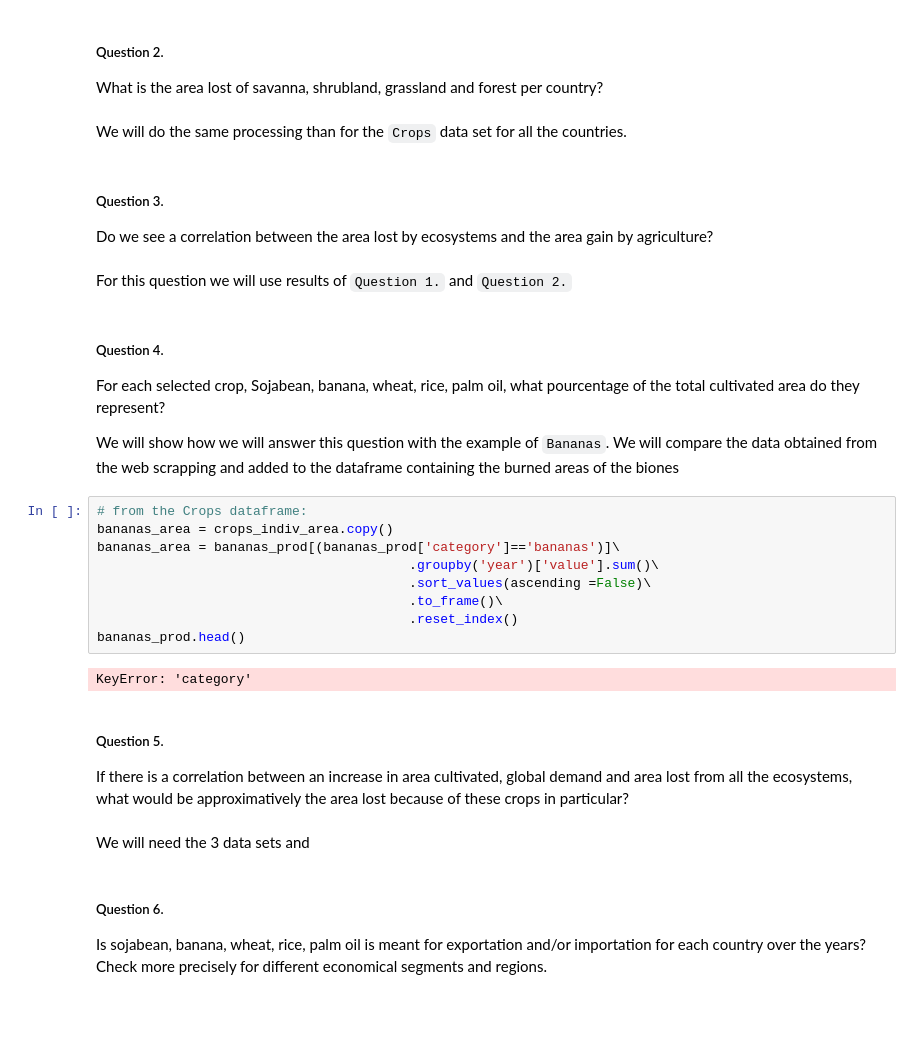
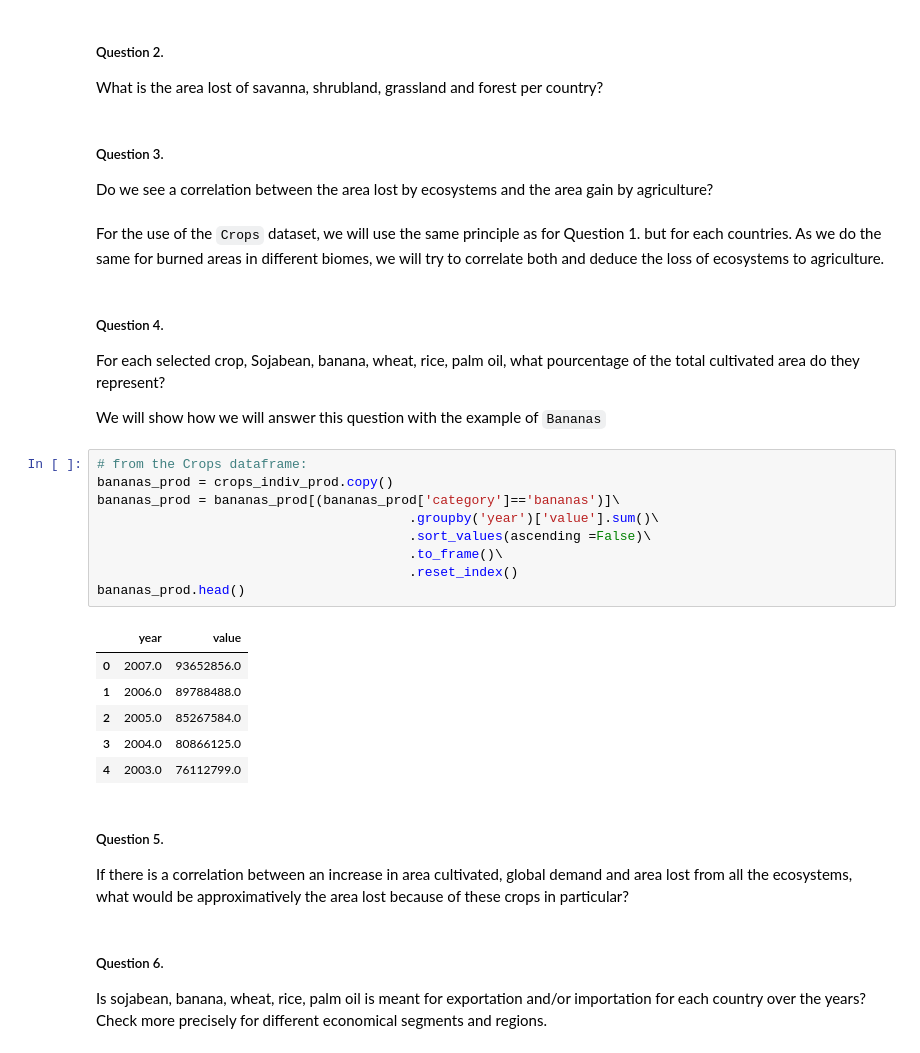
Before and after one commit to CeliaBenquet/Project_ADA, a Jupyter notebook: ada_project_true.ipynb, the cells around one changed output. Drawn from its saved outputs; the diff is of its cells as text; blank space fills up the shorter version.

```diff
--- a/ada_project_true.ipynb
+++ b/ada_project_true.ipynb
@@ -1748,34 +1617,35 @@ We will do this processing for all the countries.
 # %% [markdown]
 ##### Question 2.
 What is the area lost of savanna, shrubland, grassland and forest per country?
-# %% [markdown]
-We will do the same processing than for the `Crops` data set for all the countries.
 # %% [markdown]
 ##### Question 3.
 Do we see a correlation between the area lost by ecosystems and the area gain by agriculture?
-# %% [markdown]
-For this question we will use results of `Question 1.` and `Question 2.`
+# %% [markdown]
+For the use of the `Crops` dataset, we will use the same principle as for Question 1. but for each countries. As we do the same for burned areas in different biomes, we will try to correlate both and deduce the loss of ecosystems to agriculture.
 # %% [markdown]
 ##### Question 4.
 For each selected crop, Sojabean, banana, wheat, rice, palm oil, what pourcentage of the total cultivated area do they represent?
 
-We will show how we will answer this question with the example of `Bananas`. We will compare the data obtained from the web scrapping and added to the dataframe containing the burned areas of the biones
+We will show how we will answer this question with the example of `Bananas`
 # %%
 # from the Crops dataframe:
-bananas_area = crops_indiv_area.copy()
-bananas_area = bananas_prod[(bananas_prod['category']=='bananas')]\
+bananas_prod = crops_indiv_prod.copy()
+bananas_prod = bananas_prod[(bananas_prod['category']=='bananas')]\
                                         .groupby('year')['value'].sum()\
                                         .sort_values(ascending =False)\
                                         .to_frame()\
                                         .reset_index()
 bananas_prod.head()
 # %% [output]
-KeyError: 'category'
+|  | year | value |
+| 0 | 2007.0 | 93652856.0 |
+| 1 | 2006.0 | 89788488.0 |
+| 2 | 2005.0 | 85267584.0 |
+| 3 | 2004.0 | 80866125.0 |
+| 4 | 2003.0 | 76112799.0 |
 # %% [markdown]
 ##### Question 5.
 If there is a correlation between an increase in area cultivated, global demand and area lost from all the ecosystems, what would be approximatively the area lost because of these crops in particular?
-# %% [markdown]
-We will need the 3 data sets and
 # %% [markdown]
 ##### Question 6.
 Is sojabean, banana, wheat, rice, palm oil is meant for exportation and/or importation for each country over the years? Check more precisely for different economical segments and regions.
```
Also changed, not shown: parts of 18 cells of this notebook.
